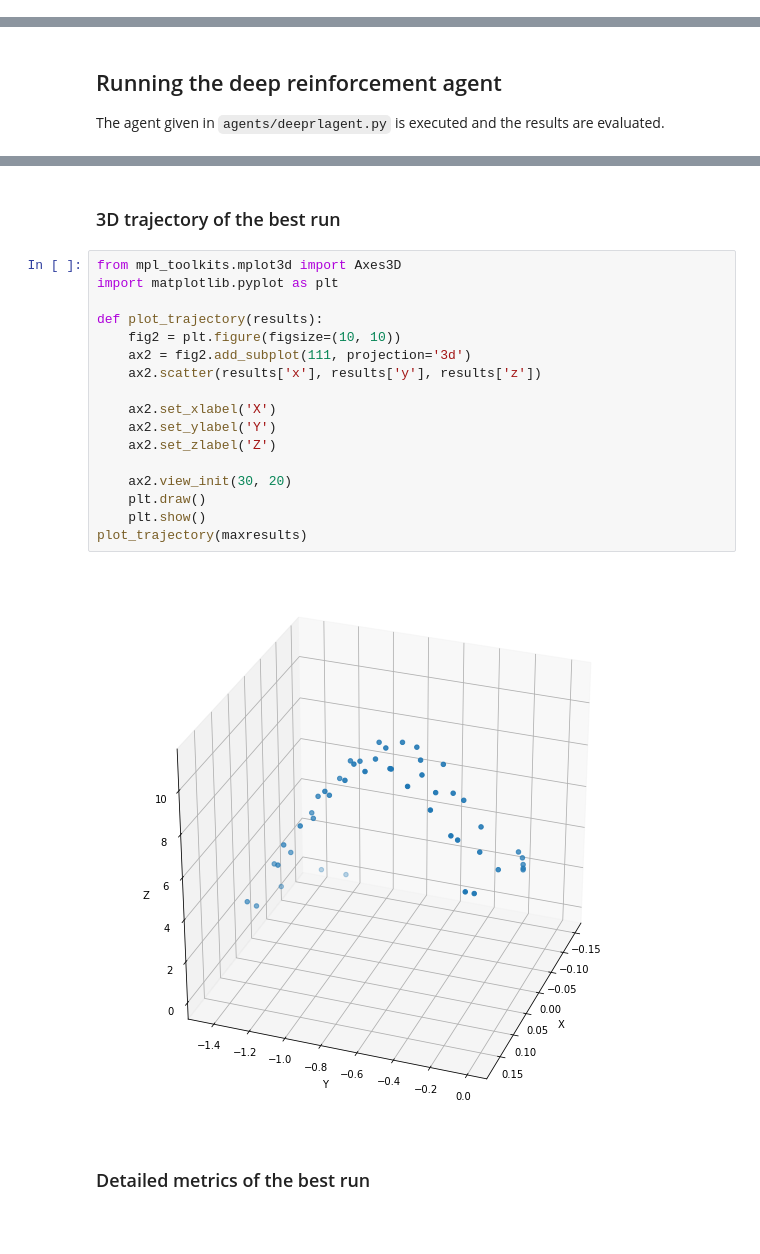
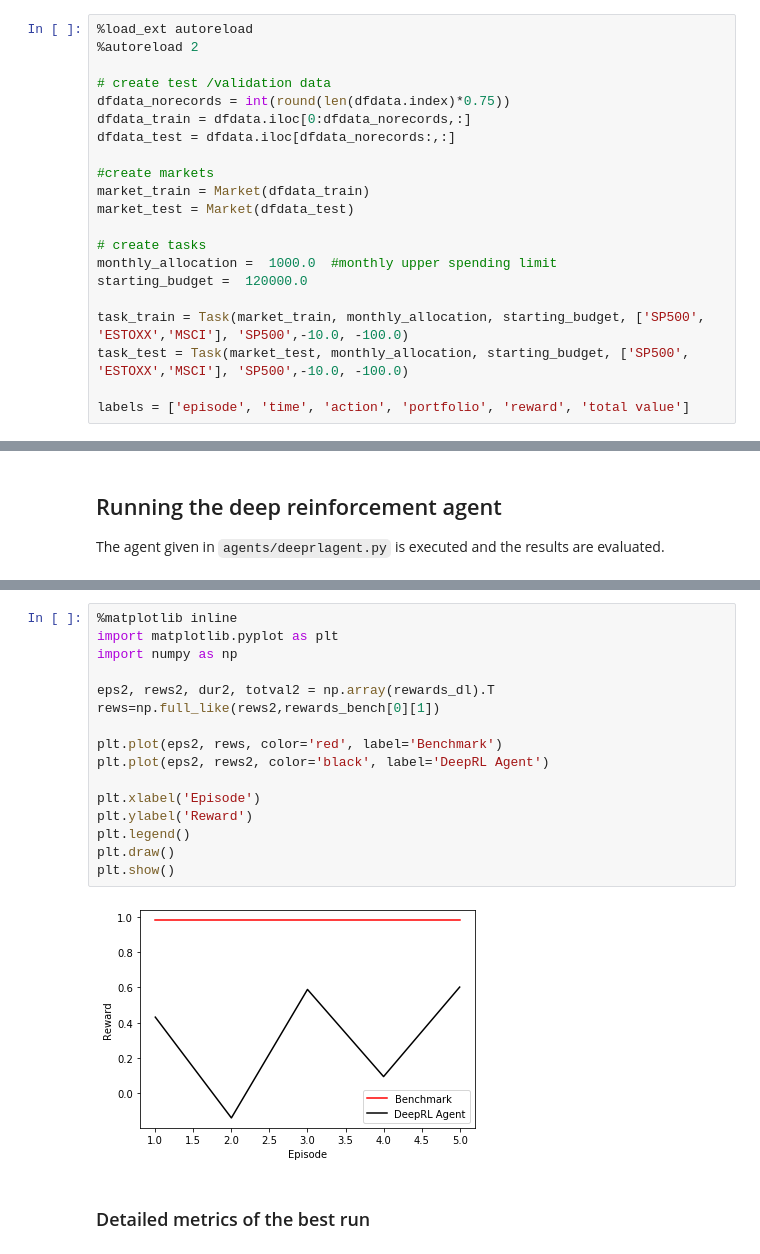
Before and after one commit to JoergStrebel/MachineLearningEngineerND, a Jupyter notebook: capstone_project/deeprlagent_project.ipynb, the cells around one changed output, grey strips where cells are left out. Drawn from its saved outputs; the diff is of its cells as text; blank space fills up the shorter version.

Commit message:
Worked on report and fixed penalty bug for buy-and-hold agent.

```diff
--- a/capstone_project/deeprlagent_project.ipynb
+++ b/capstone_project/deeprlagent_project.ipynb
@@ -126,0 +287,21 @@ The autoreload extension is already loaded. To reload it, use:
+# %%
+%load_ext autoreload
+%autoreload 2
+
+# create test /validation data
+dfdata_norecords = int(round(len(dfdata.index)*0.75))
+dfdata_train = dfdata.iloc[0:dfdata_norecords,:]
+dfdata_test = dfdata.iloc[dfdata_norecords:,:]
+
+#create markets
+market_train = Market(dfdata_train)
+market_test = Market(dfdata_test)
+
+# create tasks
+monthly_allocation =  1000.0  #monthly upper spending limit
+starting_budget =  120000.0
+
+task_train = Task(market_train, monthly_allocation, starting_budget, ['SP500', 'ESTOXX','MSCI'], 'SP500',-10.0, -100.0)
+task_test = Task(market_test, monthly_allocation, starting_budget, ['SP500', 'ESTOXX','MSCI'], 'SP500',-10.0, -100.0)
+
+labels = ['episode', 'time', 'action', 'portfolio', 'reward', 'total value']
@@ -344,24 +538,21 @@ plt.show()
-# %% [markdown]
-### 3D trajectory of the best run
-# %%
-from mpl_toolkits.mplot3d import Axes3D
-import matplotlib.pyplot as plt
-
-def plot_trajectory(results):
-    fig2 = plt.figure(figsize=(10, 10))
-    ax2 = fig2.add_subplot(111, projection='3d')
-    ax2.scatter(results['x'], results['y'], results['z'])
-
-    ax2.set_xlabel('X')
-    ax2.set_ylabel('Y')
-    ax2.set_zlabel('Z')
-
-    ax2.view_init(30, 20)
-    plt.draw()
-    plt.show()
-plot_trajectory(maxresults)
-# %% [output]
-[figure, removed]
+# %%
+%matplotlib inline
+import matplotlib.pyplot as plt
+import numpy as np
+
+eps2, rews2, dur2, totval2 = np.array(rewards_dl).T
+rews=np.full_like(rews2,rewards_bench[0][1])
+
+plt.plot(eps2, rews, color='red', label='Benchmark')
+plt.plot(eps2, rews2, color='black', label='DeepRL Agent')
+
+plt.xlabel('Episode')
+plt.ylabel('Reward')
+plt.legend()
+plt.draw()
+plt.show()
+# %% [output]
+[figure, added]
 # %% [markdown]
 ### Detailed metrics of the best run
 # %%
```
Also changed, not shown: parts of 18 cells of this notebook, 22 other files.
